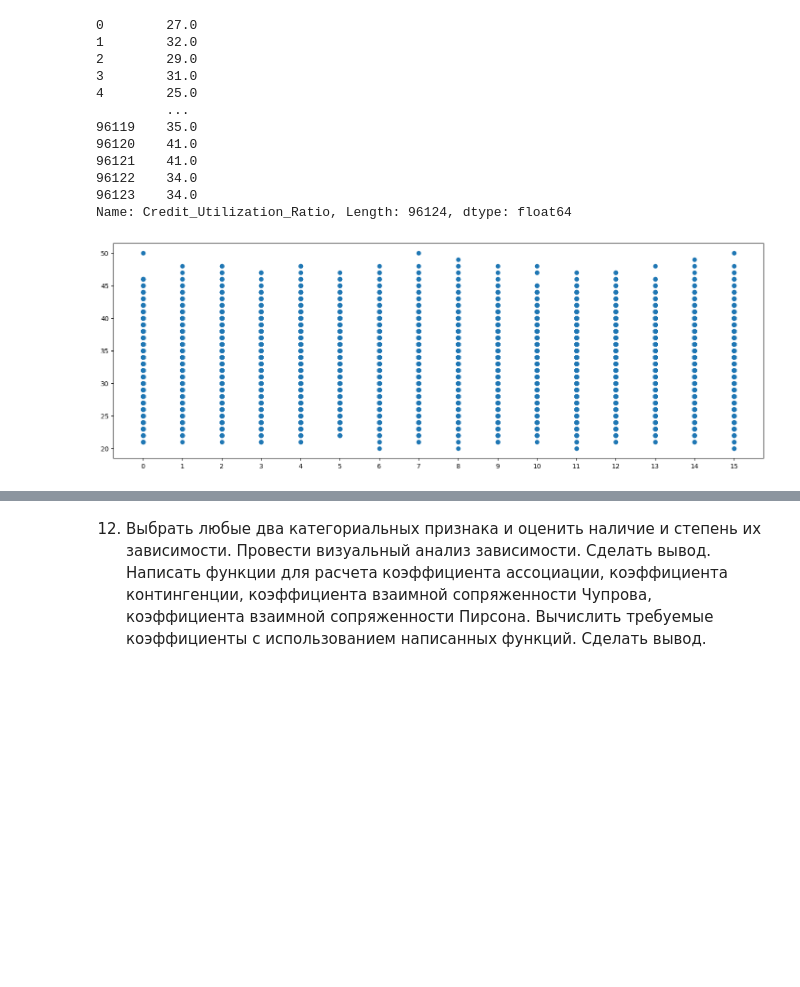
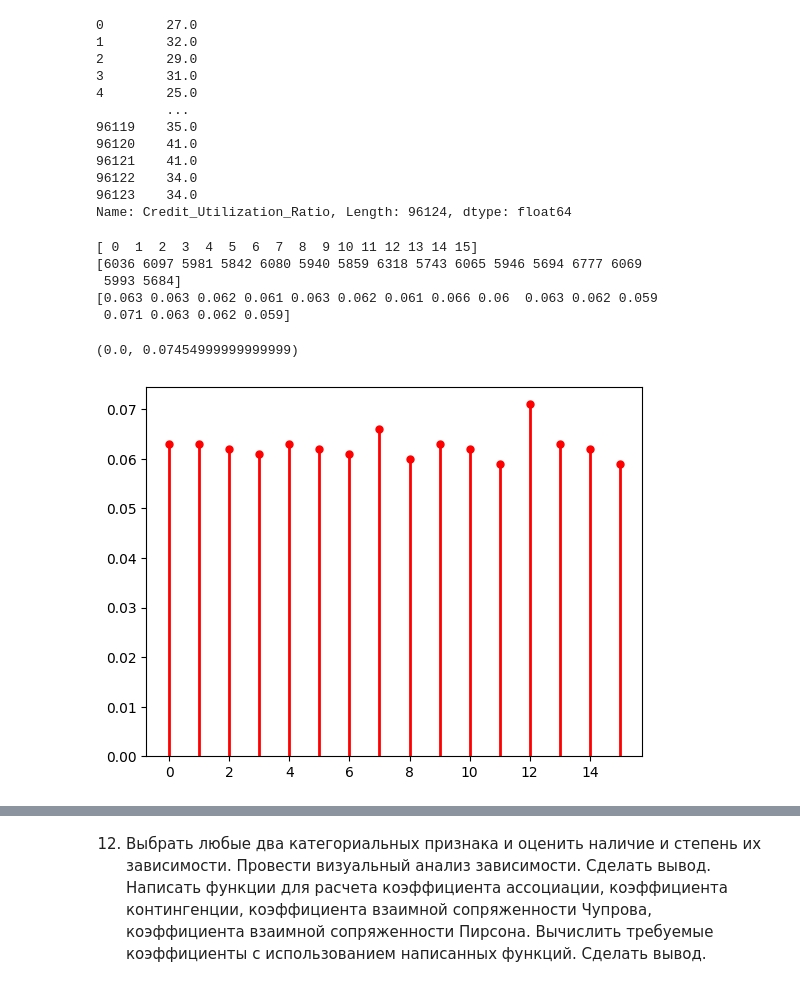
Before and after one commit to Ghukii/TMP-4sem-, a Jupyter notebook: Задание_6/Задание_6_13.ipynb, the cells around one changed output, grey strips where cells are left out. Drawn from its saved outputs; the diff is of its cells as text; code cells hidden in the pictures; blank space fills up the shorter version.

```diff
--- a/Задание_6/Задание_6_13.ipynb
+++ b/Задание_6/Задание_6_13.ipynb
@@ -1139,10 +1187,22 @@ credit
 96122    34.0
 96123    34.0
 Name: Credit_Utilization_Ratio, Length: 96124, dtype: float64
+# %%
+codes_uniq, codes_freq = np.unique(codes, return_counts=True)
+codes_epmf = (codes_freq / len(codes)).round(3)
+print(codes_uniq)
+print(codes_freq)
+print(codes_epmf)
+# %% [output]
+[ 0  1  2  3  4  5  6  7  8  9 10 11 12 13 14 15]
+[6036 6097 5981 5842 6080 5940 5859 6318 5743 6065 5946 5694 6777 6069
+ 5993 5684]
+[0.063 0.063 0.062 0.061 0.063 0.062 0.061 0.066 0.06  0.063 0.062 0.059
+ 0.071 0.063 0.062 0.059]
 # %%
-plt.figure(figsize=(18, 6))
-plt.scatter(codes, credit)
-plt.xticks(np.arange(0, 16, 1))
-plt.show()
+plt.plot(codes_uniq, codes_epmf, 'ro', ms=5, label='Эмпирическая функция вероятностей')
+plt.vlines(codes_uniq, 0, codes_epmf, colors='r', lw=2)
+plt.ylim(0)
 # %% [output]
+(0.0, 0.07454999999999999)
-[figure, old version]
+[figure, new version]
```
Also changed, not shown: parts of 5 cells of this notebook.
